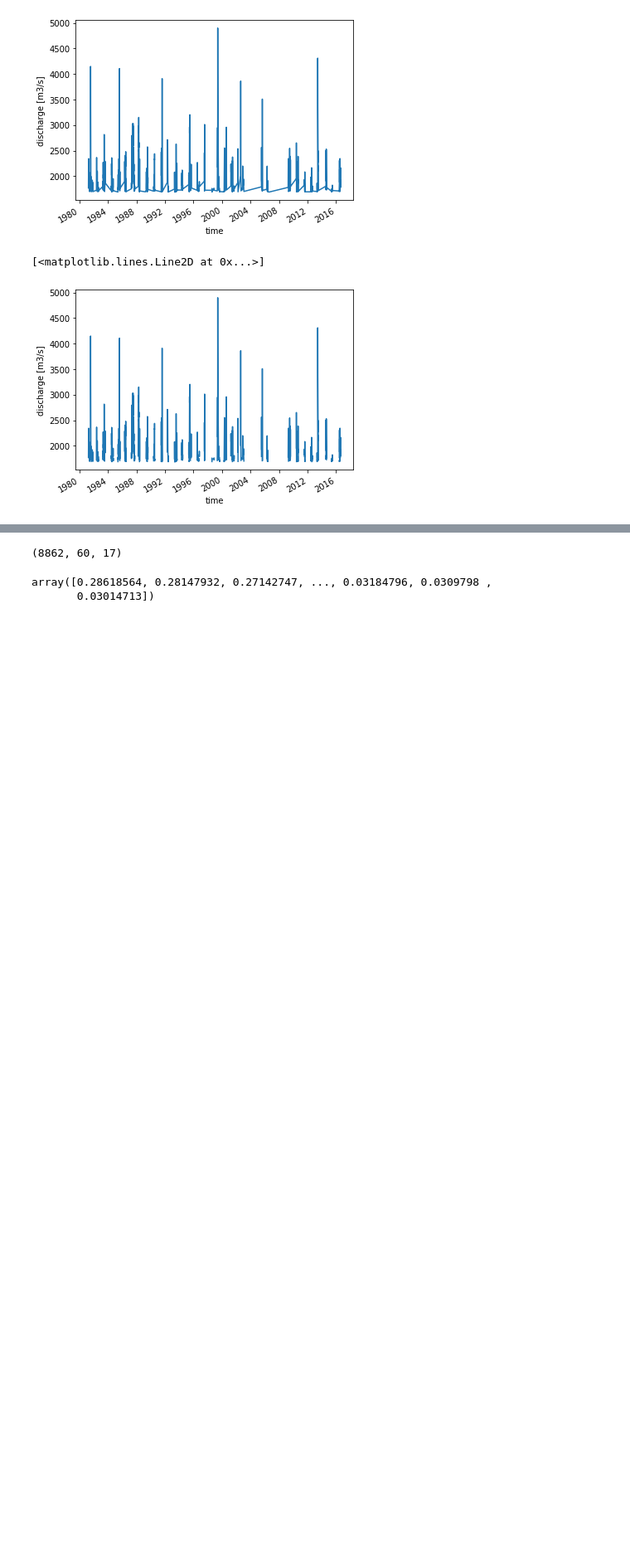
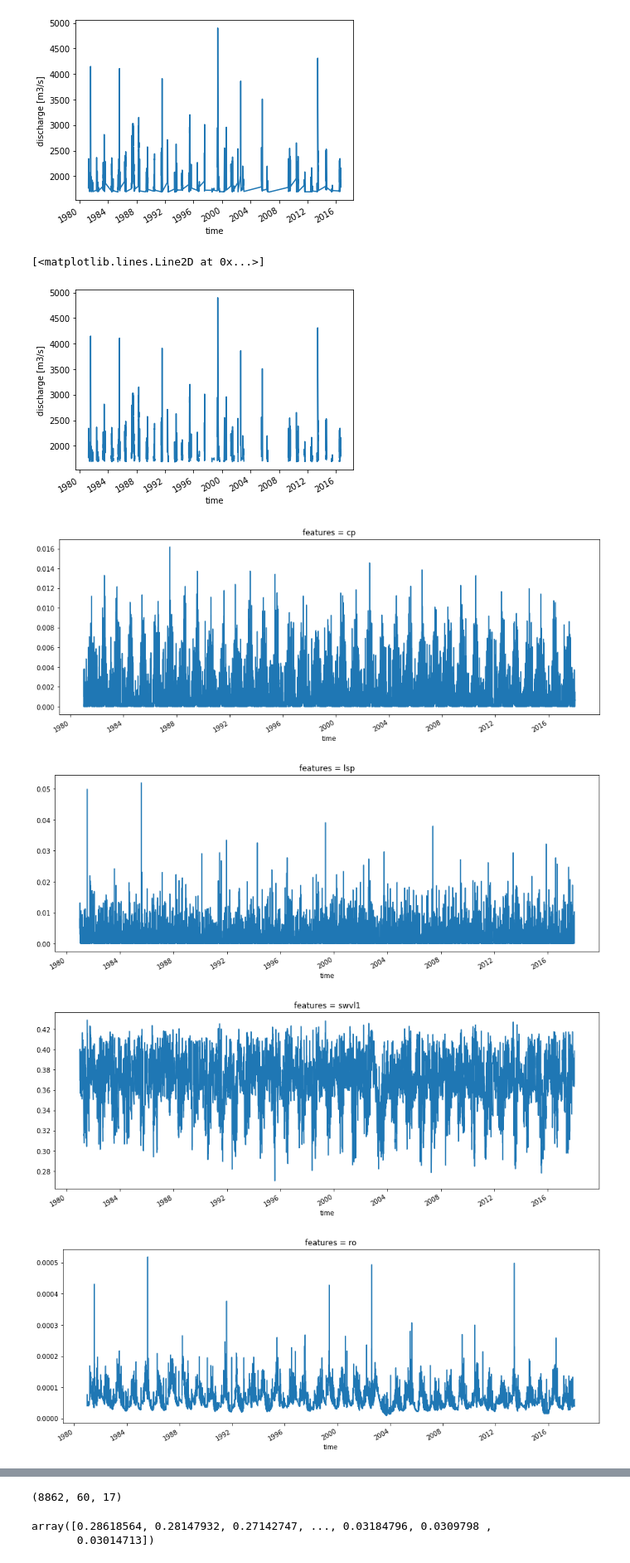
Before and after one commit to Gongsta/flood-prediction, a Jupyter notebook: jupyter/features_xy_model.ipynb, the cells around one changed output, grey strips where cells are left out. Shown: that part at 83% size. Cells and saved outputs as stored; diff of their text form; code cells hidden in the pictures; blank space fills up the shorter version.

```diff
--- a/jupyter/features_xy_model.ipynb
+++ b/jupyter/features_xy_model.ipynb
@@ -57,3 +31,6 @@ ds['dis'].plot()
+# %%
+ds = xr.open_dataset('../features_xy.nc')
+ds = ds.drop(['lsp-4-11', 'lsp-12-25','lsp-26-55','lsp-56-180','lsp-1','lsp-2','lsp-3', 'cp-1','cp-2','cp-3','sd_diff'])
 # %%
 mean_discharge = ds.mean(dim ='time')['dis']
 mean_discharge
@@ -83,3 +60,13 @@ X = ds.drop(['dis', 'dis_diff'])
 
 
 Xda, yda = reshape_scalar_predictand(X, y)
+# %%
+visualization = X.to_array(dim='features').T
+for f in visualization.features:
+    plt.figure(figsize=(15,5))
+    visualization.sel(features=f).plot(ax=plt.gca())
+# %% [output]
+[figure, added]
+[figure, added]
+[figure, added]
+[figure, added]
```
Also changed, not shown: parts of 6 cells of this notebook, 25 other files.
